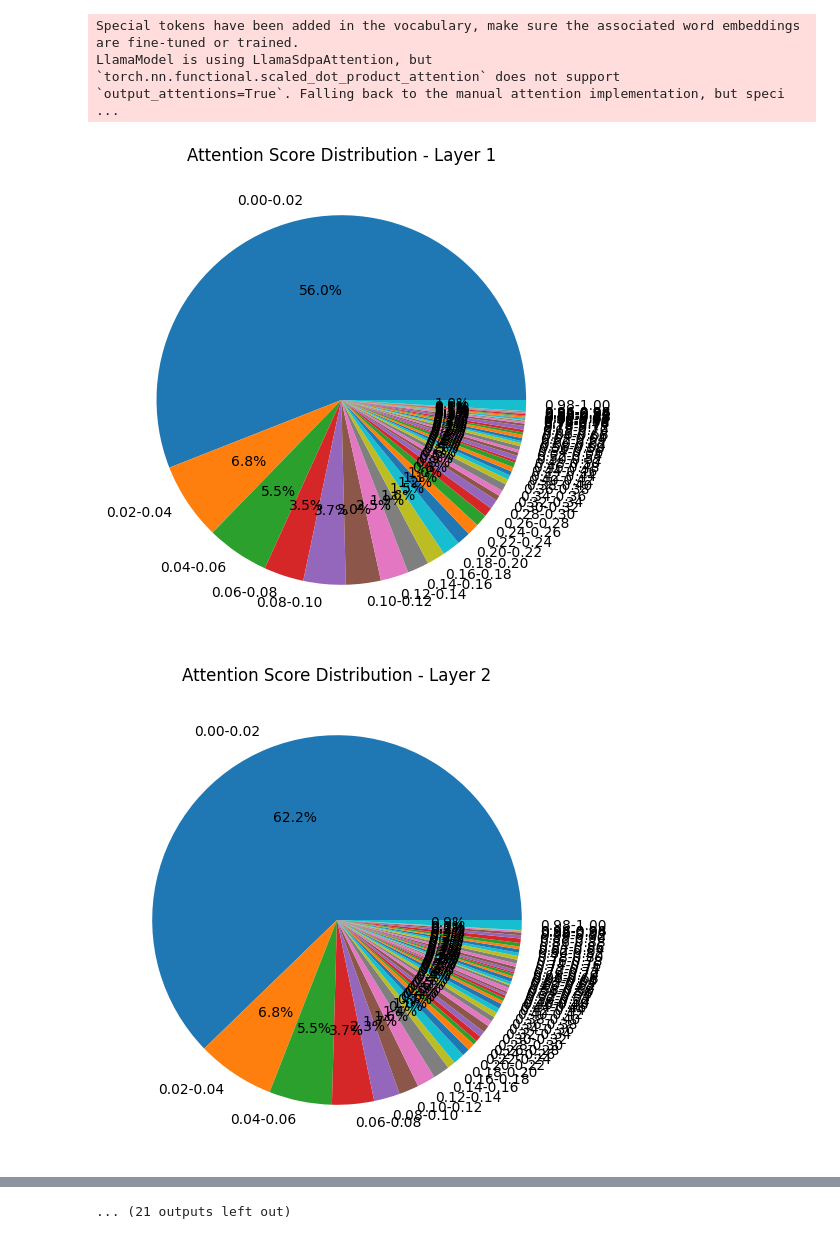
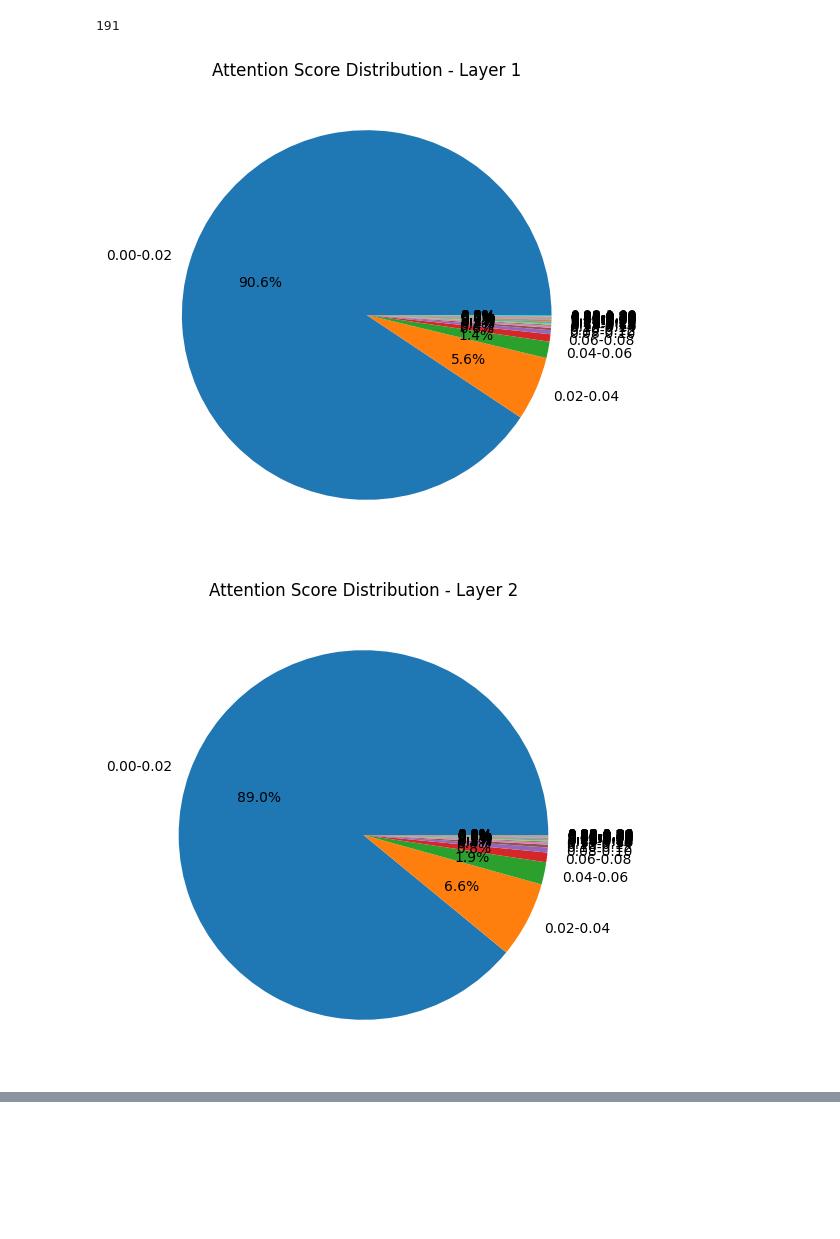
Before and after one commit to clankur/sparsev, a Jupyter notebook: analysis.ipynb, the cells around one changed output, grey strips where cells are left out. Cells and saved outputs as stored; diff of their text form; code cells hidden in the pictures; blank space fills up the shorter version.

Commit message:
analysis on a single example from tinystories

```diff
--- a/analysis.ipynb
+++ b/analysis.ipynb
@@ -33,29 +48,37 @@ def plot_attention_piechart(attention_scores, layer_num):
+# %%
+# Load tokenizer and model
+model_name = "gpt2"  # Example model
+tokenizer = AutoTokenizer.from_pretrained(model_name)
+model = AutoModelForCausalLM.from_pretrained(model_name, output_attentions=True)
+# Encode input and create tensors
+input_text = """
+Once upon a time, in a land full of trees, there was a little cherry tree. The cherry tree was very sad because it did not have any friends. All the other trees were big and strong, but the cherry tree was small and weak. The cherry tree was envious of the big trees. One day, the cherry tree felt a tickle in its branches. It was a little spring wind. The wind told the cherry tree not to be sad. The wind said, "You are special because you have sweet cherries that everyone loves." The cherry tree started to feel a little better. As time went on, the cherry tree grew more and more cherries. All the animals in the land came to eat the cherries and play under the cherry tree. The cherry tree was happy because it had many friends now. The cherry tree learned that being different can be a good thing. And they all lived happily ever after.
+"""
+inputs = tokenizer(input_text, return_tensors="pt")
+
+# Run the model
+with torch.no_grad():
+    outputs = model(**inputs)
+
+# Get the attentions
+attentions = outputs.attentions  # Tuple of tensors: one for each layer
+
+# make a tril matrix of size [sequence_length, sequence_length]
+sequence_length = attentions[0].shape[-1]
+mask = torch.tril(torch.ones(sequence_length, sequence_length) == 1)
+# %% [output]
+191
 # %%
-# Load tokenizer and model
-model_name = "NousResearch/Meta-Llama-3-8B-Instruct"  # Example model
-tokenizer = AutoTokenizer.from_pretrained(model_name)
-model = AutoModelForCausalLM.from_pretrained(model_name, output_attentions=True)
-
-# Encode input and create tensors
-input_text = "Here is some text to decode using the transformer model."  # Example input
-inputs = tokenizer(input_text, return_tensors="pt")
-
-# Run the model
-with torch.no_grad():
-    outputs = model(**inputs)
-
-# Get the attentions
-attentions = outputs.attentions  # Tuple of tensors: one for each layer
-
 # Process each layer's attention scores
 for i, layer_attention in enumerate(attentions):
     # layer_attention is of shape [batch_size, num_heads, sequence_length, sequence_length]
     # For histogram, we consider all heads and all positions
-    # plot_attention_histogram(layer_attention[0], i + 1)
-    plot_attention_piechart(layer_attention[0], i + 1)
-    # only plotting the first batch
+    # plot_attention_histogram(layer_attention[0], i + 1)'
+
+    # only plotting the first batch (since only one sequence) and in tril matrix
+    att = layer_attention[0, :, mask]
+
+    plot_attention_piechart(att, i + 1)
 # %% [output]
-Special tokens have been added in the vocabulary, make sure the associated word embeddings are fine-tuned or trained.
-LlamaModel is using LlamaSdpaAttention, but `torch.nn.functional.scaled_dot_product_attention` does not support `output_attentions=True`. Falling back to the manual attention implementation, but speci ...
-[figure, old version]
+[figure, new version]
-[figure, old version]
+[figure, new version]
@@ -71 +93,0 @@ LlamaModel is using LlamaSdpaAttention, but `torch.nn.functional.scaled_dot_prod
-... (21 outputs left out)
```
Also changed, not shown: parts of 8 cells of this notebook.
